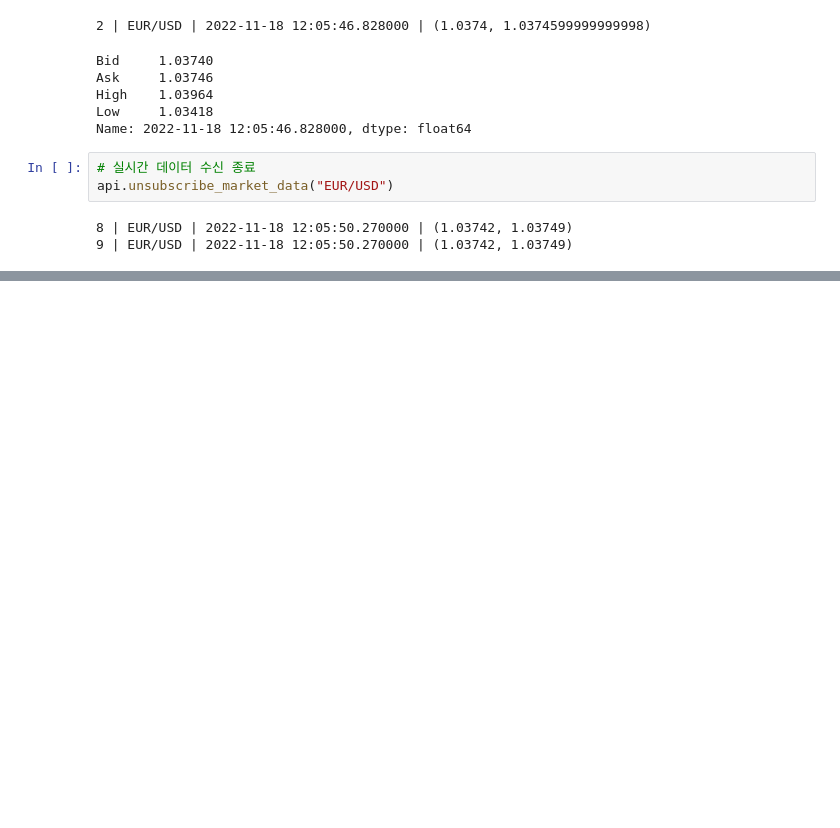
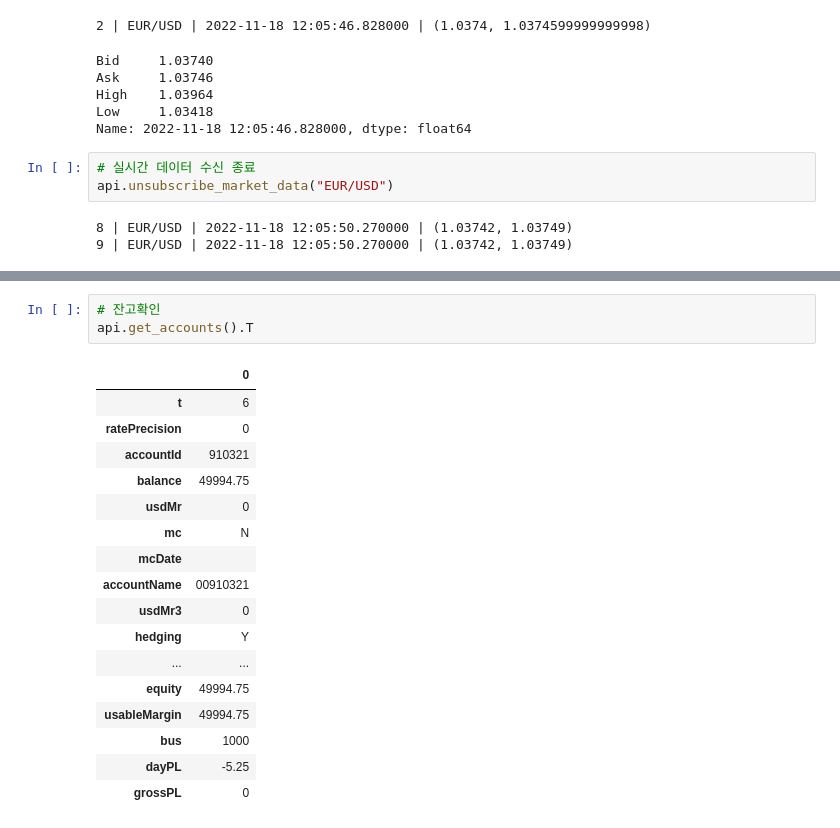
Before and after one commit to Hosung-Ahn/trading, a Jupyter notebook: flatform/note.ipynb, the cells around one changed output, grey strips where cells are left out. Drawn from its saved outputs; the diff is of its cells as text; blank space fills up the shorter version.

```diff
--- a/flatform/note.ipynb
+++ b/flatform/note.ipynb
@@ -200,0 +249,21 @@ api.unsubscribe_market_data("EUR/USD")
+# %%
+# 잔고확인
+api.get_accounts().T
+# %% [output]
+|  | 0 |
+| t | 6 |
+| ratePrecision | 0 |
+| accountId | 910321 |
+| balance | 49994.75 |
+| usdMr | 0 |
+| mc | N |
+| mcDate |  |
+| accountName | 00910321 |
+| usdMr3 | 0 |
+| hedging | Y |
+| ... | ... |
+| equity | 49994.75 |
+| usableMargin | 49994.75 |
+| bus | 1000 |
+| dayPL | -5.25 |
+| grossPL | 0 |
```
Also changed, not shown: parts of 7 cells of this notebook.
